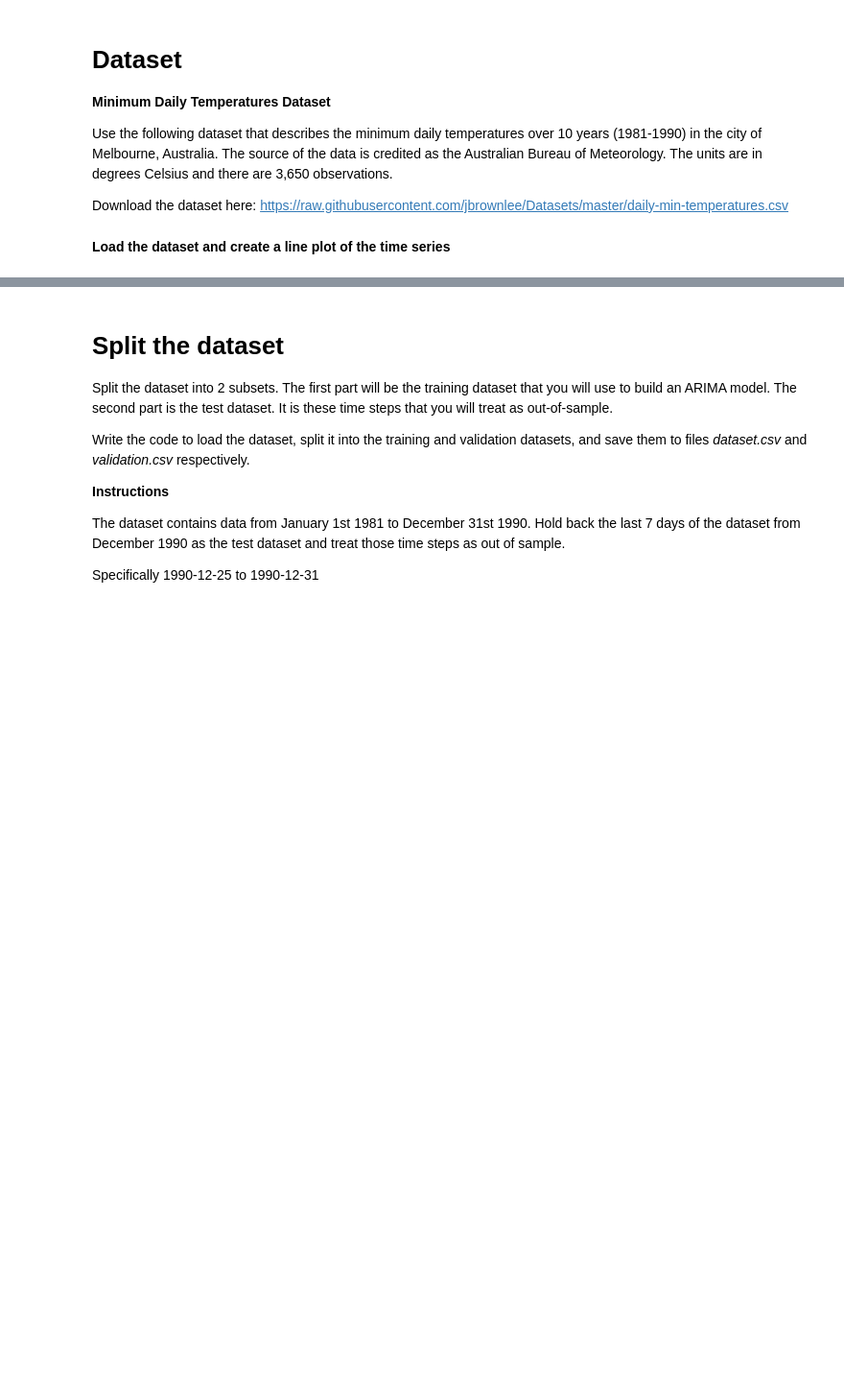
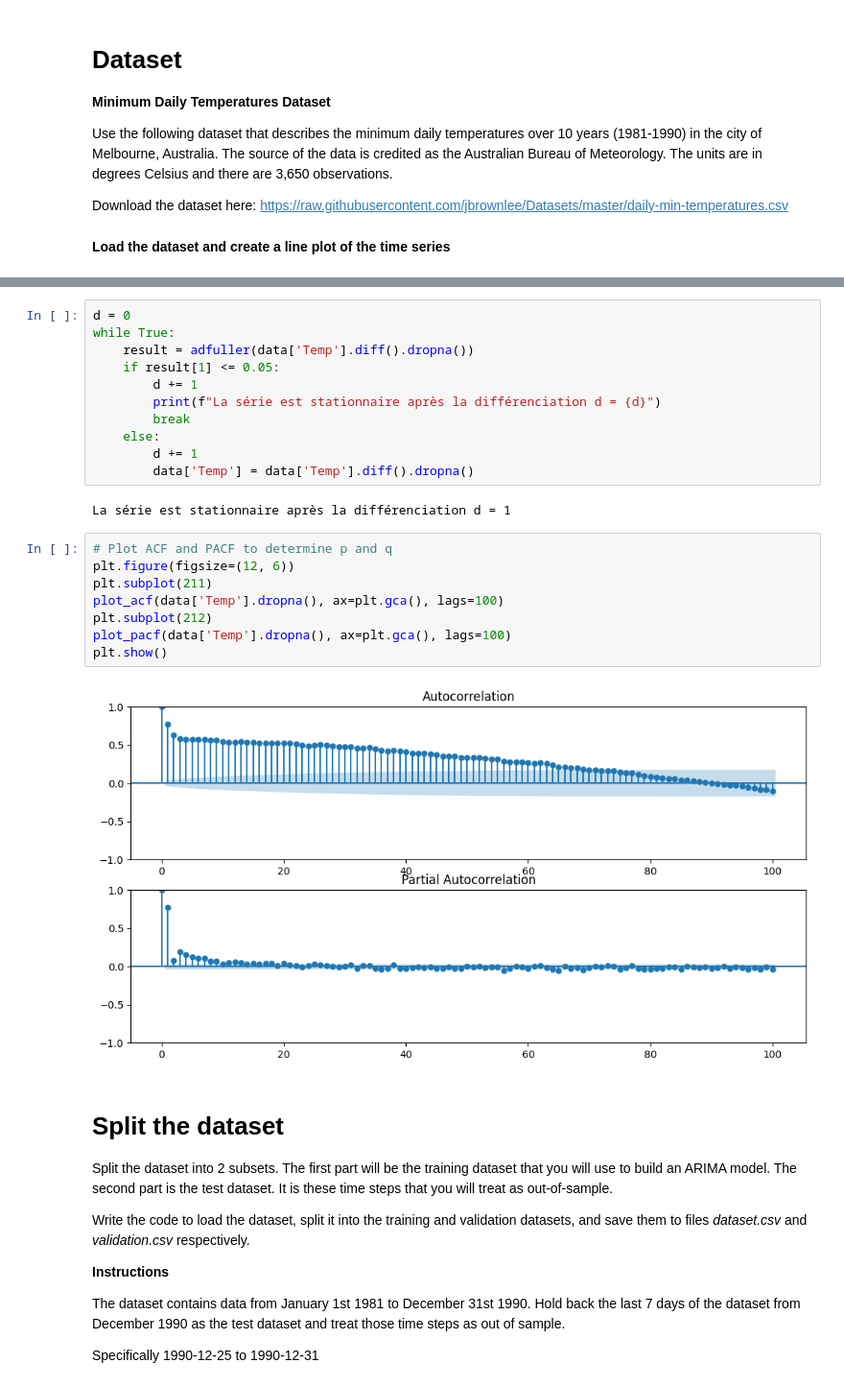
Before and after one commit to bms-awadi/IaPM_WcS, a Jupyter notebook: Quetes/week7/Intro_ARIMA.ipynb, the cells around one changed output, grey strips where cells are left out. Shown: that part at 96% size. Drawn from its saved outputs; the diff is of its cells as text; blank space fills up the shorter version.

```diff
--- a/Quetes/week7/Intro_ARIMA.ipynb
+++ b/Quetes/week7/Intro_ARIMA.ipynb
@@ -52,3 +63,26 @@ plt.show()
+# %%
+d = 0
+while True:
+    result = adfuller(data['Temp'].diff().dropna())
+    if result[1] <= 0.05:
+        d += 1
+        print(f"La série est stationnaire après la différenciation d = {d}")
+        break
+    else:
+        d += 1
+        data['Temp'] = data['Temp'].diff().dropna()
+# %% [output]
+La série est stationnaire après la différenciation d = 1
+# %%
+# Plot ACF and PACF to determine p and q
+plt.figure(figsize=(12, 6))
+plt.subplot(211)
+plot_acf(data['Temp'].dropna(), ax=plt.gca(), lags=100)
+plt.subplot(212)
+plot_pacf(data['Temp'].dropna(), ax=plt.gca(), lags=100)
+plt.show()
+# %% [output]
+[figure, added]
 # %% [markdown]
 # Split the dataset
 
```
Also changed, not shown: parts of 15 cells of this notebook.
